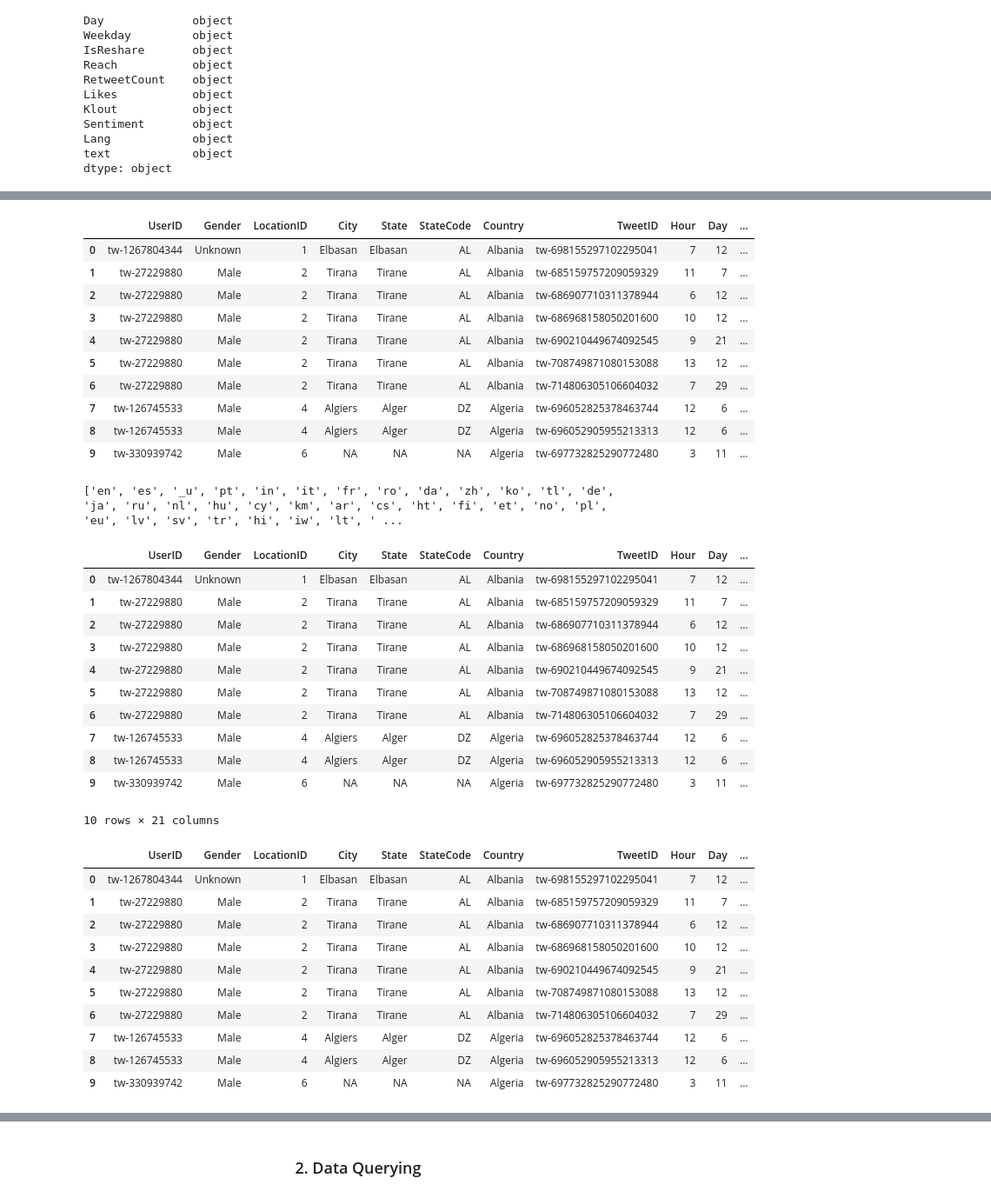
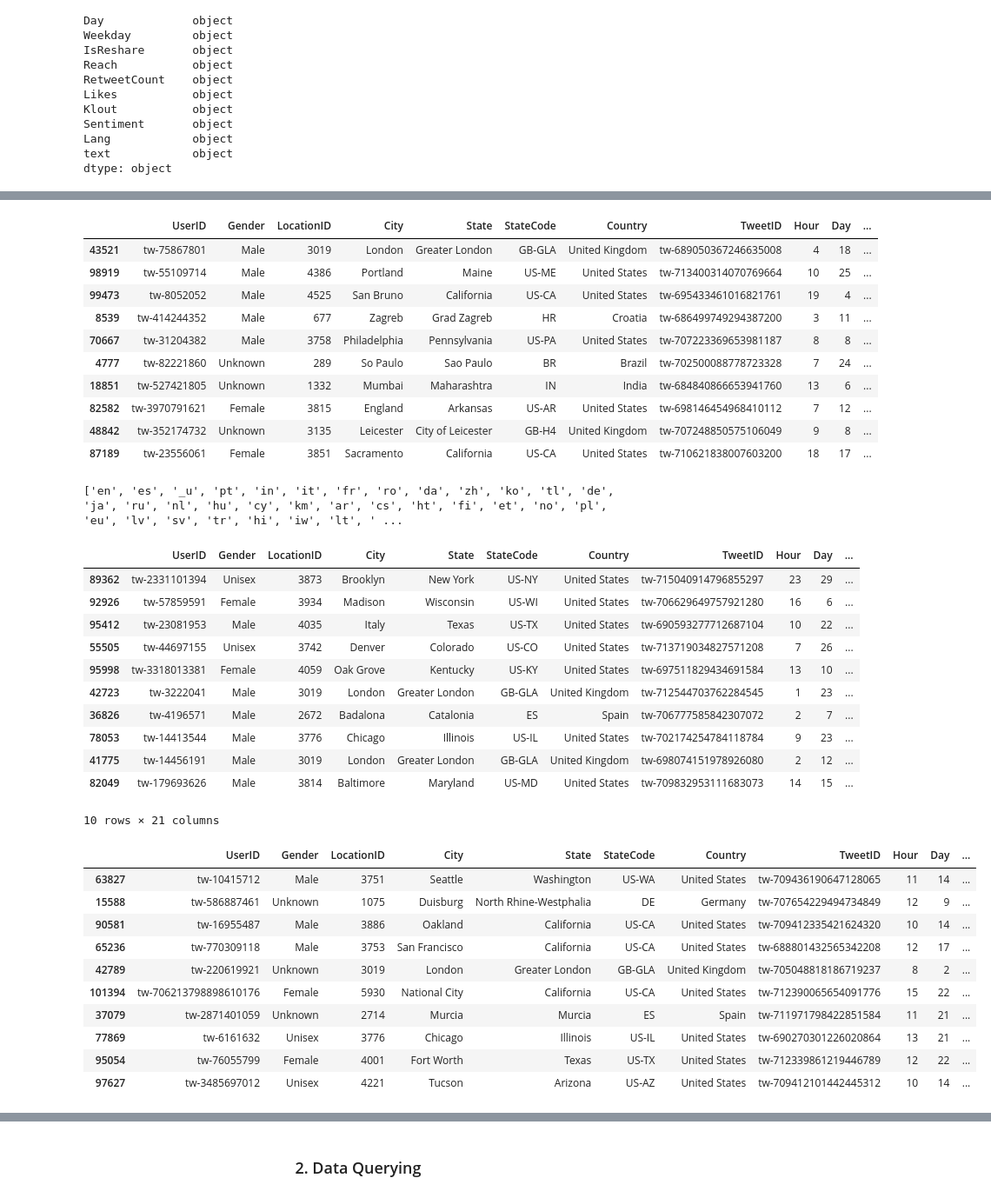
Before and after one commit to abhayvikramnayak98/TweetMetrics, a Jupyter notebook: pandasAnswers.ipynb, the cells around one changed output, grey strips where cells are left out. Shown: that part at 87% size. Saved outputs shown, nothing was run; the diff lists cells and outputs as text; code cells hidden in the pictures.

```diff
--- a/pandasAnswers.ipynb
+++ b/pandasAnswers.ipynb
@@ -145,19 +145,19 @@ tweets_df.head(10)
 # Classifying the sentiment as per the values in the dataframe.
 classifySentiment = lambda x: 'Neutral' if x == 0 else ('Positive' if x > 0 else 'Negative')
 tweets_df['SentimentText'] = tweets_df['Sentiment'].apply(classifySentiment)
-tweets_df.head(10)
+tweets_df.sample(frac=1).head(10)
 # %% [output]
 |  | UserID | Gender | LocationID | City | State | StateCode | Country | TweetID | Hour | Day | ... |
-| 0 | tw-1267804344 | Unknown | 1 | Elbasan | Elbasan | AL | Albania | tw-698155297102295041 | 7 | 12 | ... |
-| 1 | tw-27229880 | Male | 2 | Tirana | Tirane | AL | Albania | tw-685159757209059329 | 11 | 7 | ... |
-| 2 | tw-27229880 | Male | 2 | Tirana | Tirane | AL | Albania | tw-686907710311378944 | 6 | 12 | ... |
-| 3 | tw-27229880 | Male | 2 | Tirana | Tirane | AL | Albania | tw-686968158050201600 | 10 | 12 | ... |
-| 4 | tw-27229880 | Male | 2 | Tirana | Tirane | AL | Albania | tw-690210449674092545 | 9 | 21 | ... |
-| 5 | tw-27229880 | Male | 2 | Tirana | Tirane | AL | Albania | tw-708749871080153088 | 13 | 12 | ... |
-| 6 | tw-27229880 | Male | 2 | Tirana | Tirane | AL | Albania | tw-714806305106604032 | 7 | 29 | ... |
-| 7 | tw-126745533 | Male | 4 | Algiers | Alger | DZ | Algeria | tw-696052825378463744 | 12 | 6 | ... |
-| 8 | tw-126745533 | Male | 4 | Algiers | Alger | DZ | Algeria | tw-696052905955213313 | 12 | 6 | ... |
-| 9 | tw-330939742 | Male | 6 | NA | NA | NA | Algeria | tw-697732825290772480 | 3 | 11 | ... |
+| 43521 | tw-75867801 | Male | 3019 | London | Greater London | GB-GLA | United Kingdom | tw-689050367246635008 | 4 | 18 | ... |
+| 98919 | tw-55109714 | Male | 4386 | Portland | Maine | US-ME | United States | tw-713400314070769664 | 10 | 25 | ... |
+| 99473 | tw-8052052 | Male | 4525 | San Bruno | California | US-CA | United States | tw-695433461016821761 | 19 | 4 | ... |
+| 8539 | tw-414244352 | Male | 677 | Zagreb | Grad Zagreb | HR | Croatia | tw-686499749294387200 | 3 | 11 | ... |
+| 70667 | tw-31204382 | Male | 3758 | Philadelphia | Pennsylvania | US-PA | United States | tw-707223369653981187 | 8 | 8 | ... |
+| 4777 | tw-82221860 | Unknown | 289 | So Paulo | Sao Paulo | BR | Brazil | tw-702500088778723328 | 7 | 24 | ... |
+| 18851 | tw-527421805 | Unknown | 1332 | Mumbai | Maharashtra | IN | India | tw-684840866653941760 | 13 | 6 | ... |
+| 82582 | tw-3970791621 | Female | 3815 | England | Arkansas | US-AR | United States | tw-698146454968410112 | 7 | 12 | ... |
+| 48842 | tw-352174732 | Unknown | 3135 | Leicester | City of Leicester | GB-H4 | United Kingdom | tw-707248850575106049 | 9 | 8 | ... |
+| 87189 | tw-23556061 | Female | 3851 | Sacramento | California | US-CA | United States | tw-710621838007603200 | 18 | 17 | ... |
 # %%
 # Checking the unique languages
 print(list(tweets_df['Lang'].unique()))
@@ -167,36 +167,36 @@ print(list(tweets_df['Lang'].unique()))
 # Getting the respective languages as per the 'Lang' codes in the dataframe
 lang_codes = {'en': 'English', 'es': 'Spanish', '_u': 'Undetermined', 'pt': 'Portuguese', 'in': 'Indonesian', 'it': 'Italian', 'fr': 'French', 'ro': 'Romanian', 'da': 'Danish', 'zh': 'Chinese', 'ko': 'Korean', 'tl': 'Tagalog', 'de': 'German', 'ja': 'Japanese', 'ru': 'Russian', 'nl': 'Dutch', 'hu': 'Hungarian', 'cy': 'Welsh', 'km': 'Khmer', 'ar': 'Arabic', 'cs': 'Czech', 'ht': 'Haitian Creole', 'fi': 'Finnish', 'et': 'Estonian', 'no': 'Norwegian', 'pl': 'Polish', 'eu': 'Basque', 'lv': 'Latvian', 'sv': 'Swedish', 'tr': 'Turkish', 'hi': 'Hindi', 'iw': 'Hebrew', 'lt': 'Lithuanian', 'sl': 'Slovenian', 'uk': 'Ukrainian', 'th': 'Thai'}
 tweets_df['Language'] = tweets_df['Lang'].map(lang_codes)
-tweets_df.head(10)
+tweets_df.sample(frac=1).head(10)
 # %% [output]
 |  | UserID | Gender | LocationID | City | State | StateCode | Country | TweetID | Hour | Day | ... |
-| 0 | tw-1267804344 | Unknown | 1 | Elbasan | Elbasan | AL | Albania | tw-698155297102295041 | 7 | 12 | ... |
-| 1 | tw-27229880 | Male | 2 | Tirana | Tirane | AL | Albania | tw-685159757209059329 | 11 | 7 | ... |
-| 2 | tw-27229880 | Male | 2 | Tirana | Tirane | AL | Albania | tw-686907710311378944 | 6 | 12 | ... |
-| 3 | tw-27229880 | Male | 2 | Tirana | Tirane | AL | Albania | tw-686968158050201600 | 10 | 12 | ... |
-| 4 | tw-27229880 | Male | 2 | Tirana | Tirane | AL | Albania | tw-690210449674092545 | 9 | 21 | ... |
-| 5 | tw-27229880 | Male | 2 | Tirana | Tirane | AL | Albania | tw-708749871080153088 | 13 | 12 | ... |
-| 6 | tw-27229880 | Male | 2 | Tirana | Tirane | AL | Albania | tw-714806305106604032 | 7 | 29 | ... |
-| 7 | tw-126745533 | Male | 4 | Algiers | Alger | DZ | Algeria | tw-696052825378463744 | 12 | 6 | ... |
-| 8 | tw-126745533 | Male | 4 | Algiers | Alger | DZ | Algeria | tw-696052905955213313 | 12 | 6 | ... |
-| 9 | tw-330939742 | Male | 6 | NA | NA | NA | Algeria | tw-697732825290772480 | 3 | 11 | ... |
+| 89362 | tw-2331101394 | Unisex | 3873 | Brooklyn | New York | US-NY | United States | tw-715040914796855297 | 23 | 29 | ... |
+| 92926 | tw-57859591 | Female | 3934 | Madison | Wisconsin | US-WI | United States | tw-706629649757921280 | 16 | 6 | ... |
+| 95412 | tw-23081953 | Male | 4035 | Italy | Texas | US-TX | United States | tw-690593277712687104 | 10 | 22 | ... |
+| 55505 | tw-44697155 | Unisex | 3742 | Denver | Colorado | US-CO | United States | tw-713719034827571208 | 7 | 26 | ... |
+| 95998 | tw-3318013381 | Female | 4059 | Oak Grove | Kentucky | US-KY | United States | tw-697511829434691584 | 13 | 10 | ... |
+| 42723 | tw-3222041 | Male | 3019 | London | Greater London | GB-GLA | United Kingdom | tw-712544703762284545 | 1 | 23 | ... |
+| 36826 | tw-4196571 | Male | 2672 | Badalona | Catalonia | ES | Spain | tw-706777585842307072 | 2 | 7 | ... |
+| 78053 | tw-14413544 | Male | 3776 | Chicago | Illinois | US-IL | United States | tw-702174254784118784 | 9 | 23 | ... |
+| 41775 | tw-14456191 | Male | 3019 | London | Greater London | GB-GLA | United Kingdom | tw-698074151978926080 | 2 | 12 | ... |
+| 82049 | tw-179693626 | Male | 3814 | Baltimore | Maryland | US-MD | United States | tw-709832953111683073 | 14 | 15 | ... |
 10 rows × 21 columns
 # %%
 # Removing the 'Lang' & 'Sentiment' columns
 tweets_df.drop(['Lang', 'Sentiment'], axis=1, inplace=True)
-tweets_df.head(10)
+tweets_df.sample(frac=1).head(10)
 # %% [output]
 |  | UserID | Gender | LocationID | City | State | StateCode | Country | TweetID | Hour | Day | ... |
-| 0 | tw-1267804344 | Unknown | 1 | Elbasan | Elbasan | AL | Albania | tw-698155297102295041 | 7 | 12 | ... |
-| 1 | tw-27229880 | Male | 2 | Tirana | Tirane | AL | Albania | tw-685159757209059329 | 11 | 7 | ... |
-| 2 | tw-27229880 | Male | 2 | Tirana | Tirane | AL | Albania | tw-686907710311378944 | 6 | 12 | ... |
-| 3 | tw-27229880 | Male | 2 | Tirana | Tirane | AL | Albania | tw-686968158050201600 | 10 | 12 | ... |
-| 4 | tw-27229880 | Male | 2 | Tirana | Tirane | AL | Albania | tw-690210449674092545 | 9 | 21 | ... |
-| 5 | tw-27229880 | Male | 2 | Tirana | Tirane | AL | Albania | tw-708749871080153088 | 13 | 12 | ... |
-| 6 | tw-27229880 | Male | 2 | Tirana | Tirane | AL | Albania | tw-714806305106604032 | 7 | 29 | ... |
-| 7 | tw-126745533 | Male | 4 | Algiers | Alger | DZ | Algeria | tw-696052825378463744 | 12 | 6 | ... |
-| 8 | tw-126745533 | Male | 4 | Algiers | Alger | DZ | Algeria | tw-696052905955213313 | 12 | 6 | ... |
-| 9 | tw-330939742 | Male | 6 | NA | NA | NA | Algeria | tw-697732825290772480 | 3 | 11 | ... |
+| 63827 | tw-10415712 | Male | 3751 | Seattle | Washington | US-WA | United States | tw-709436190647128065 | 11 | 14 | ... |
+| 15588 | tw-586887461 | Unknown | 1075 | Duisburg | North Rhine-Westphalia | DE | Germany | tw-707654229494734849 | 12 | 9 | ... |
+| 90581 | tw-16955487 | Male | 3886 | Oakland | California | US-CA | United States | tw-709412335421624320 | 10 | 14 | ... |
+| 65236 | tw-770309118 | Male | 3753 | San Francisco | California | US-CA | United States | tw-688801432565342208 | 12 | 17 | ... |
+| 42789 | tw-220619921 | Unknown | 3019 | London | Greater London | GB-GLA | United Kingdom | tw-705048818186719237 | 8 | 2 | ... |
+| 101394 | tw-706213798898610176 | Female | 5930 | National City | California | US-CA | United States | tw-712390065654091776 | 15 | 22 | ... |
+| 37079 | tw-2871401059 | Unknown | 2714 | Murcia | Murcia | ES | Spain | tw-711971798422851584 | 11 | 21 | ... |
+| 77869 | tw-6161632 | Unisex | 3776 | Chicago | Illinois | US-IL | United States | tw-690270301226020864 | 13 | 21 | ... |
+| 95054 | tw-76055799 | Female | 4001 | Fort Worth | Texas | US-TX | United States | tw-712339861219446789 | 12 | 22 | ... |
+| 97627 | tw-3485697012 | Unisex | 4221 | Tucson | Arizona | US-AZ | United States | tw-709412101442445312 | 10 | 14 | ... |
 # %%
 # Moving the text column to the right place
 tweets_df = tweets_df[[col for col in tweets_df.columns if col != 'text'] + ['text']]
```
Also changed, not shown: parts of 16 cells of this notebook.
